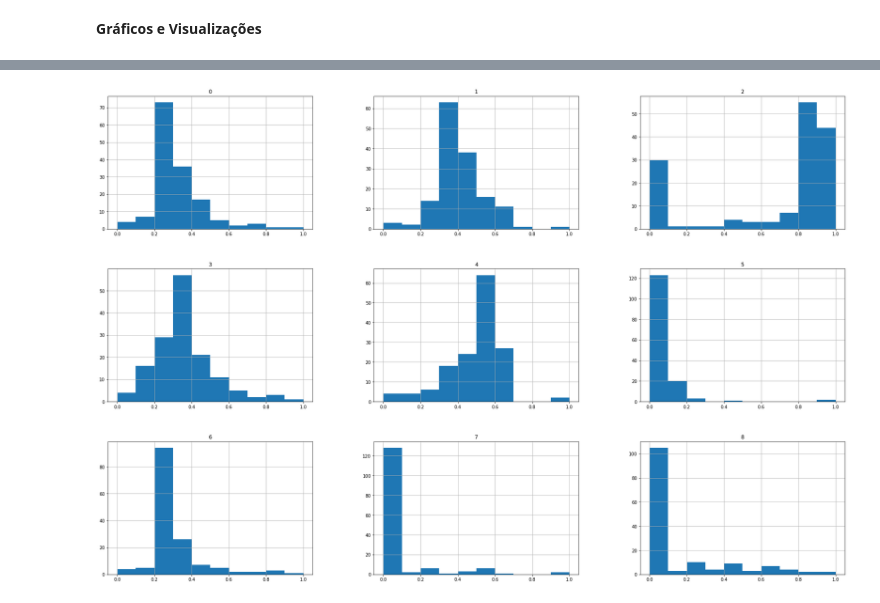
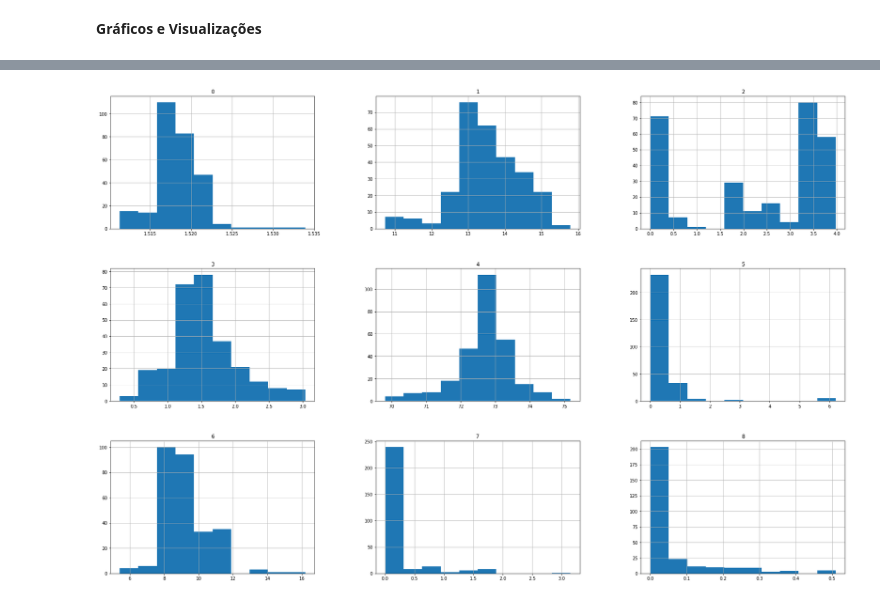
Before and after one commit to marinacer/IA048, a Jupyter notebook: glass.ipynb, the cells around one changed output, grey strips where cells are left out. Saved outputs shown, nothing was run; the diff lists cells and outputs as text; code cells hidden in the pictures.

```diff
--- a/glass.ipynb
+++ b/glass.ipynb
@@ -183,3 +174,6 @@ def fit_knn(var,Xtrain_p, ytrain_p, Xtest_p,ytest_p):
   plt.title(all_sample_title, size = 15)
 
   return(best_var,f1_predict,acc_predict)
+# %%
+# oversampling
+fit_knn(20,Xtrain,ytrain,Xtest,ytest)
@@ -193,3 +190,0 @@ fit_knn(20,Xtrain_scaled,ytrain,Xtest_scaled,ytest)
-# %%
-# com oversampling e scaling
-fit_knn(20,Xtrain_over_scaled,ytrain_over_scaled,Xtest_scaled,ytest)
@@ -240,4 +231,7 @@ def fit_svc(var,Xtrain_p, ytrain_p, Xtest_p,ytest_p):
 
   return(best_var,f1_predict,acc_predict)
 # %%
-vec_reg = [1e-1,1e+0,1e+1,1e+2,1e+3,1e+4,1e+5,1e+6,1e+7]
+vec_reg = [1e+0,1e+1,1e+2,1e+3,1e+4]
+# %%
+# oversampling
+fit_svc(vec_reg,Xtrain,ytrain,Xtest,ytest)
@@ -282,10 +257,10 @@ plt.show()
 # %%
 # histograma com scaling
-Xtrainpd = pd.DataFrame(Xtrain_scaled)
+Xtrainpd = pd.DataFrame(Xtrain)
 fig, ax = plt.subplots(figsize=(30,20))
 Xtrainpd.hist(ax = ax)
 pass
 # %% [output]
-[figure, old version]
+[figure, new version]
 # %%
 sns.FacetGrid(df,hue="Type",height=5).map(sns.distplot,"RI").add_legend();
```
Also changed, not shown: parts of 25 cells of this notebook.
